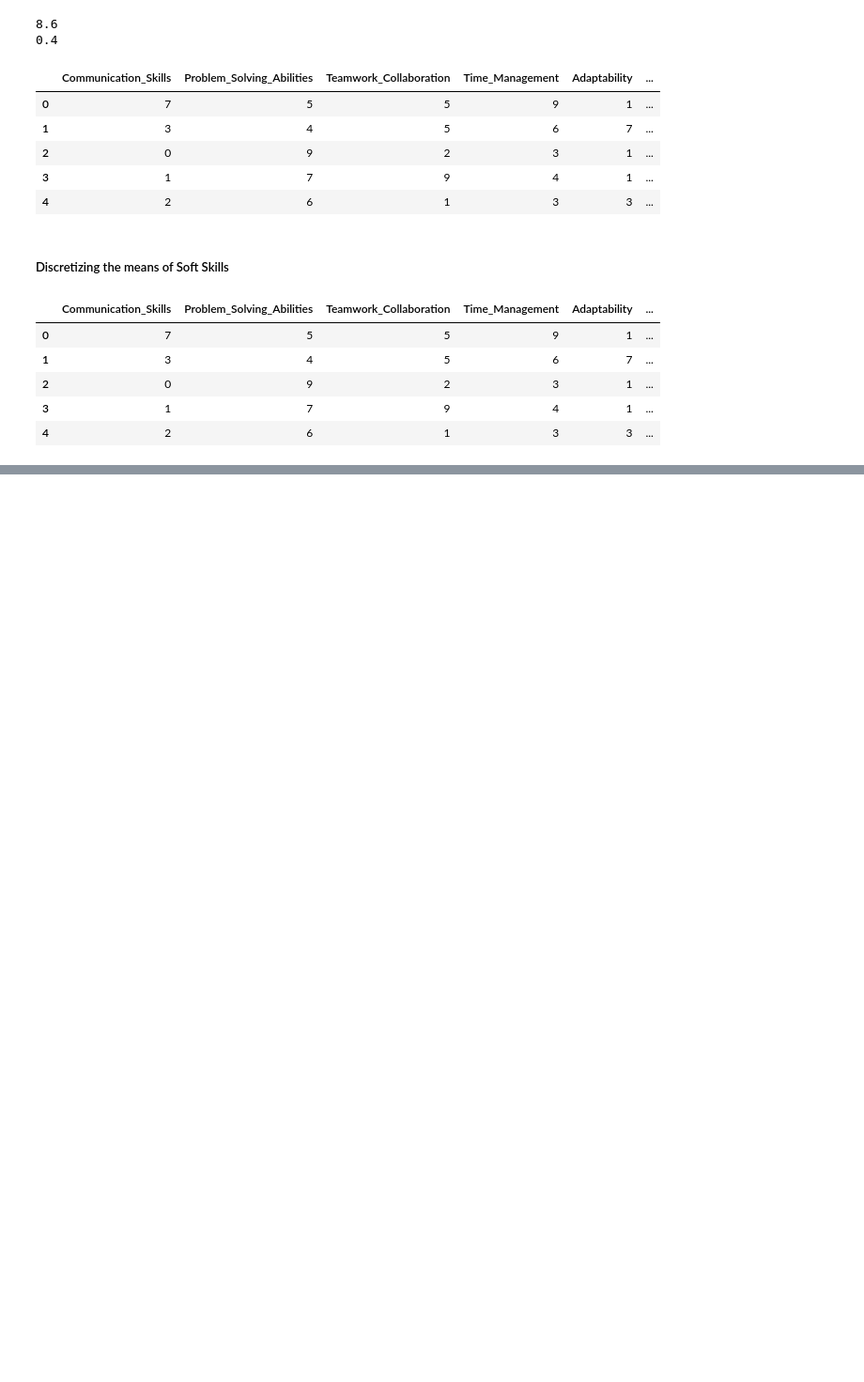
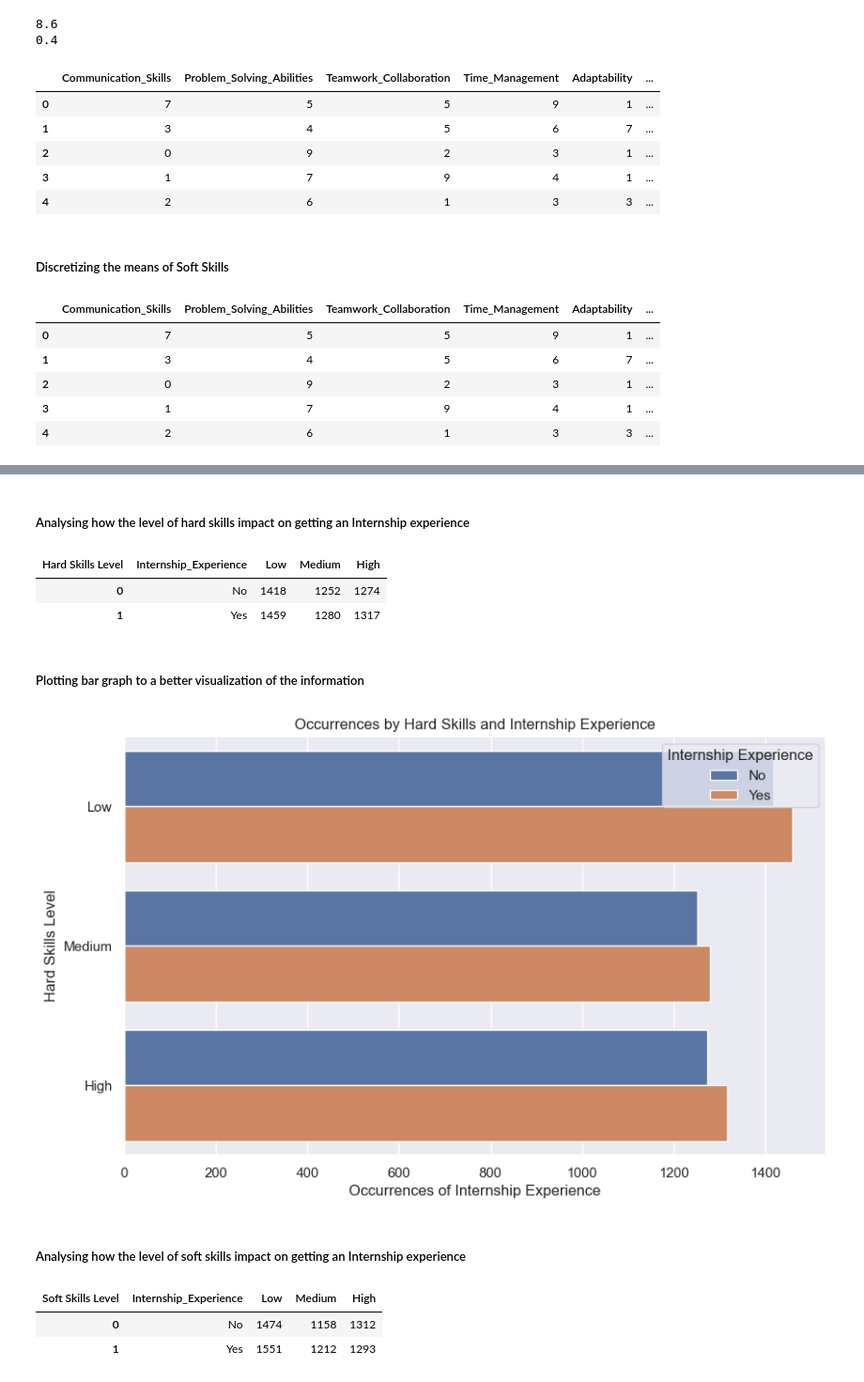
Before and after one commit to akitodr/dataMiningProject, a Jupyter notebook: main.ipynb, the cells around one changed output, grey strips where cells are left out. Shown at 94% size. Drawn from its saved outputs; the diff is of its cells as text; code cells hidden in the pictures; blank space fills up the shorter version.

Commit message:
adding information and organizing the structure

```diff
--- a/main.ipynb
+++ b/main.ipynb
@@ -199,5 +202,5 @@ The new datasets will be devided into categories, following the order:
 # %%
-column_names = list(df.columns)
+column_names = list(numeric_df.columns)
 cols_to_drop = column_names[11:]
 
 languages_df = df.copy()
@@ -554,0 +600,22 @@ softskills_disct_df.head()
+# %%
+hardskills_column = hardskills_disct_df['Hard Skills Mean']
+softskills_column = softskills_disct_df['Soft Skills Mean']
+
+final_dict = {
+    'Hard Skills Level': hardskills_column,
+    'Soft Skills Level': softskills_column
+}
+
+
+cols_to_keep = column_names[20:]
+temp = [cols_to_keep[3], cols_to_keep[5], cols_to_keep[0]]
+cols_to_keep.pop(0)
+cols_to_keep.pop(2)
+cols_to_keep.pop(3)
+cols_to_keep.extend(temp)
+
+for col in cols_to_keep:
+    final_dict[col] = df[col]
+
+final_df = pd.DataFrame(final_dict)
+final_df.head()
@@ -554,0 +629,36 @@ softskills_disct_df.head()
+# %% [markdown]
+##### Analysing how the level of hard skills impact on getting an Internship experience
+# %%
+hs_intern_count_df = final_df.groupby(['Internship_Experience', 'Hard Skills Level']).size().unstack(fill_value=0).reset_index()
+hs_intern_count_df.head()
+# %% [output]
+| Hard Skills Level | Internship_Experience | Low | Medium | High |
+| 0 | No | 1418 | 1252 | 1274 |
+| 1 | Yes | 1459 | 1280 | 1317 |
+# %% [markdown]
+##### Plotting bar graph to a better visualization of the information
+# %%
+# Plotar gráfico de barras usando seaborn
+plt.figure(figsize=(10, 6))
+hs_intern_count_plot = sns.barplot(data=hs_intern_count_df.melt(id_vars='Internship_Experience', var_name='Hard Skills Level', value_name='Count'),
+                         x='Count', y='Hard Skills Level', hue='Internship_Experience')
+
+# Adicionar títulos e rótulos
+plt.title('Occurrences by Hard Skills and Internship Experience')
+plt.xlabel('Occurrences of Internship Experience')
+plt.ylabel('Hard Skills Level')
+plt.legend(title='Internship Experience')
+
+# Mostrar o gráfico
+plt.show()
+# %% [output]
+[figure, added]
+# %% [markdown]
+##### Analysing how the level of soft skills impact on getting an Internship experience
+# %%
+sk_intern_count_df = final_df.groupby(['Internship_Experience', 'Soft Skills Level']).size().unstack(fill_value=0).reset_index()
+sk_intern_count_df.head()
+# %% [output]
+| Soft Skills Level | Internship_Experience | Low | Medium | High |
+| 0 | No | 1474 | 1158 | 1312 |
+| 1 | Yes | 1551 | 1212 | 1293 |
```
Also changed, not shown: parts of 62 cells of this notebook.
